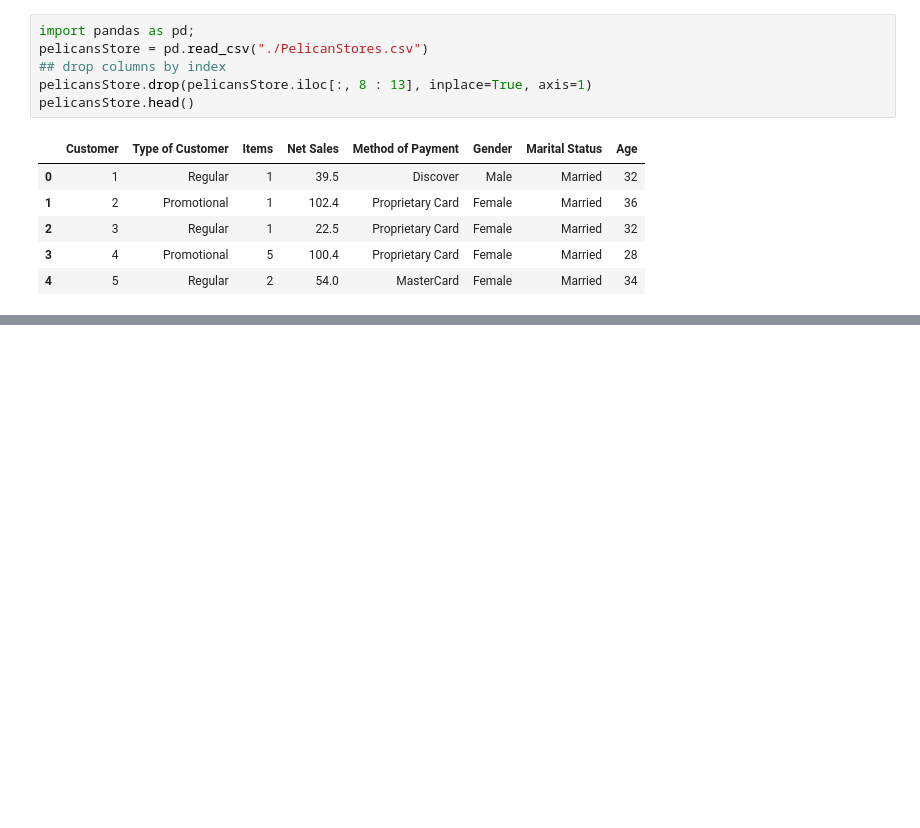
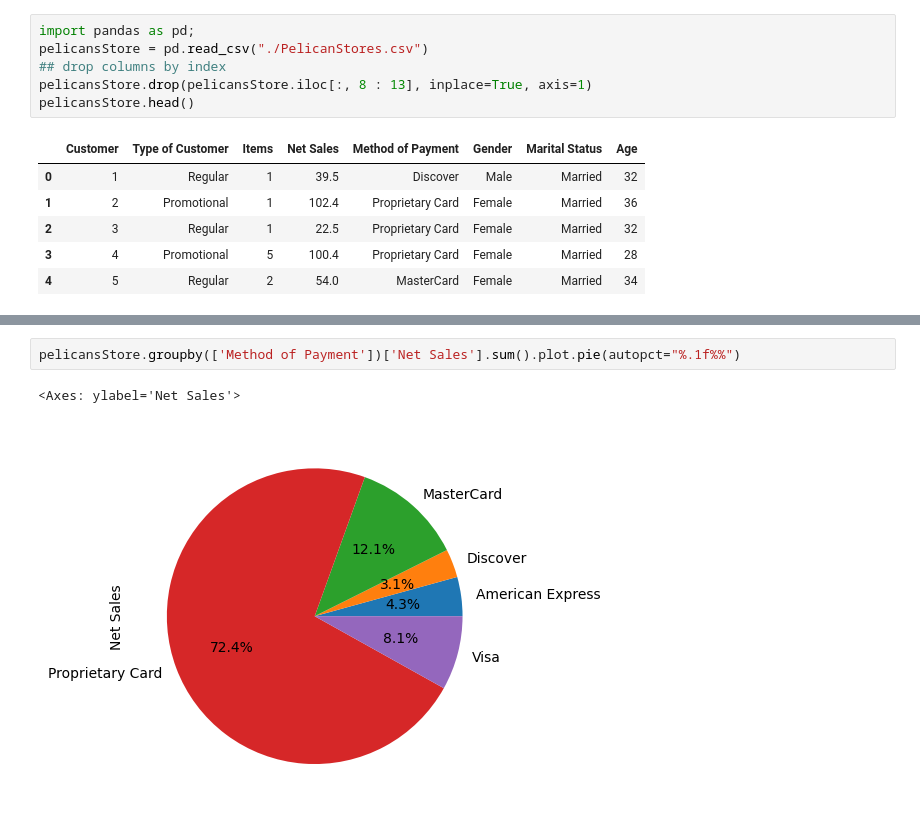
Before and after one commit to zenbaei/Data_Stats_Practice, a Jupyter notebook: Statistics_4_Business_Solutions.ipynb, the cells around one changed output, grey strips where cells are left out. Drawn from its saved outputs; the diff is of its cells as text; blank space fills up the shorter version.

```diff
--- a/Statistics_4_Business_Solutions.ipynb
+++ b/Statistics_4_Business_Solutions.ipynb
@@ -749,0 +760,5 @@ KeyError: False
+# %%
+pelicansStore.groupby(['Method of Payment'])['Net Sales'].sum().plot.pie(autopct="%.1f%%")
+# %% [output]
+<Axes: ylabel='Net Sales'>
+[figure, added]
```
Also changed, not shown: parts of 5 cells of this notebook.
